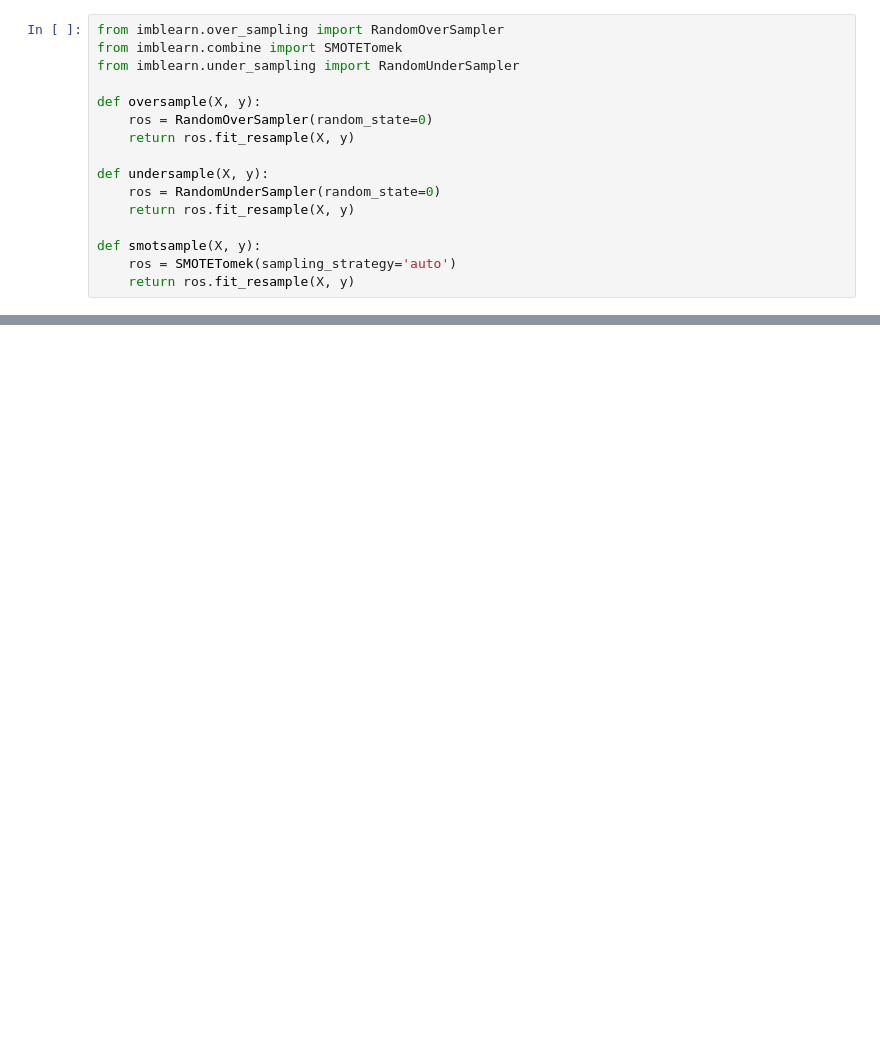
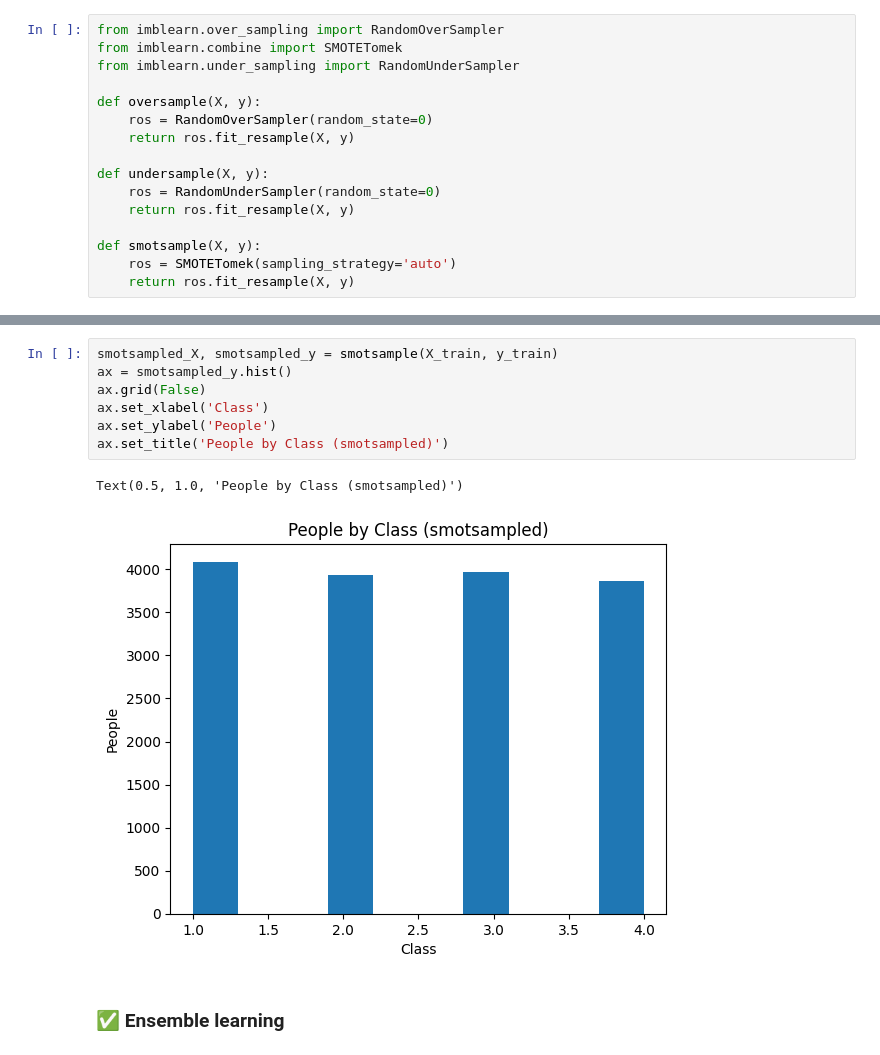
Before and after one commit to uku20/mlp, a Jupyter notebook: notebooks/ensemble.ipynb, the cells around one changed output, grey strips where cells are left out. Saved outputs shown, nothing was run; the diff lists cells and outputs as text; blank space fills up the shorter version.

```diff
--- a/notebooks/ensemble.ipynb
+++ b/notebooks/ensemble.ipynb
@@ -349,0 +295,12 @@ def hetrogeneous_ensemble_with_cnn(ada_boost_model, gradient_boost_model, xgb_mo
+# %%
+smotsampled_X, smotsampled_y = smotsample(X_train, y_train)
+ax = smotsampled_y.hist()
+ax.grid(False)
+ax.set_xlabel('Class')
+ax.set_ylabel('People')
+ax.set_title('People by Class (smotsampled)')
+# %% [output]
+Text(0.5, 1.0, 'People by Class (smotsampled)')
+[figure, added]
+# %% [markdown]
+### ✅ Ensemble learning
```
Also changed, not shown: parts of 71 cells of this notebook, 3 other files.
